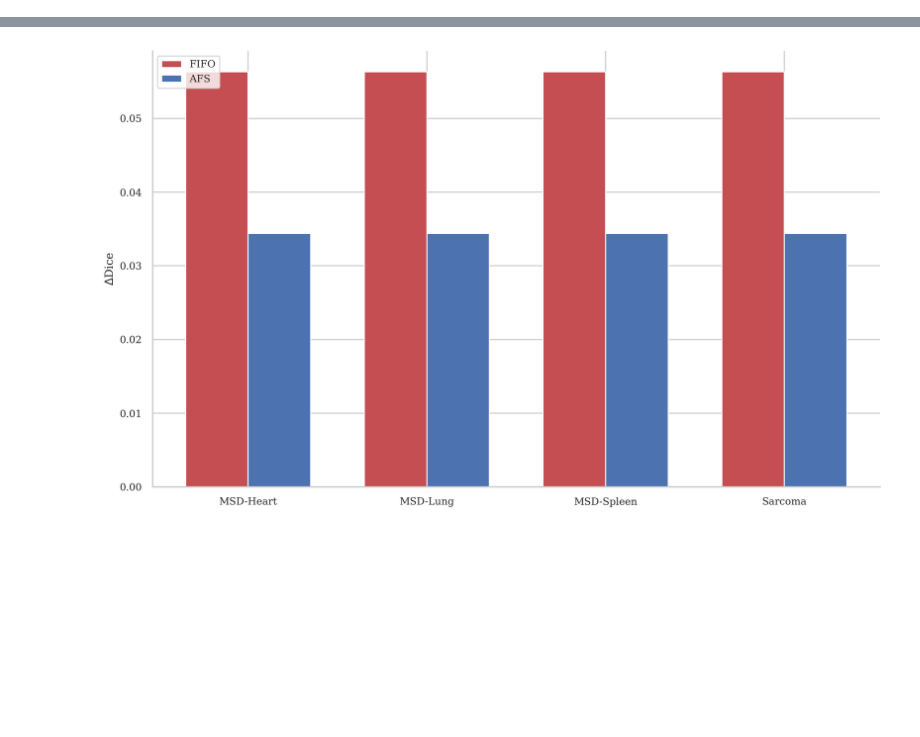
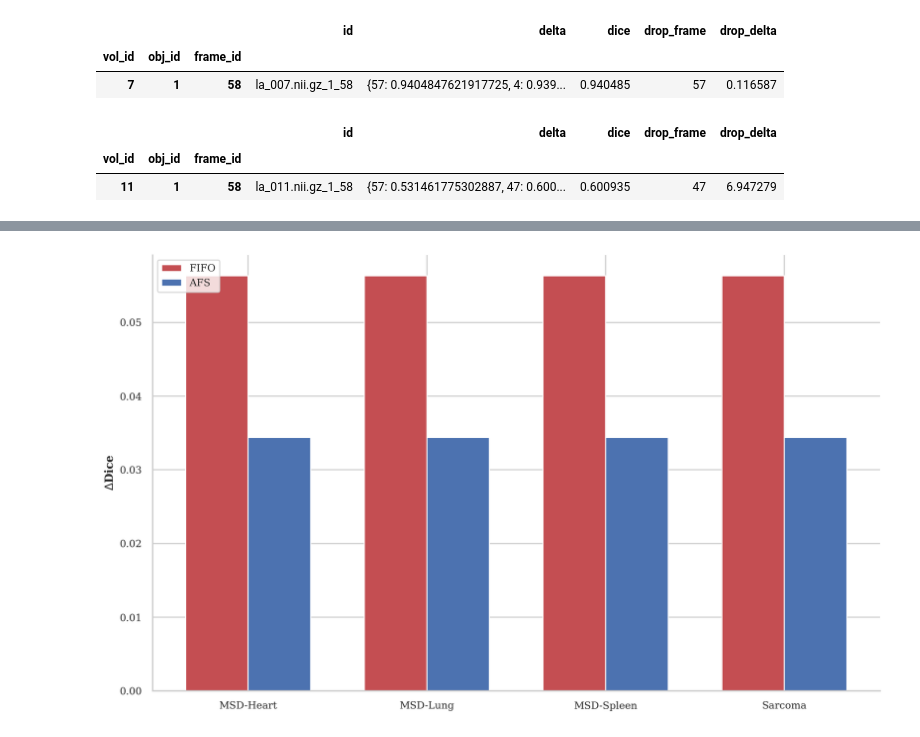
Before and after one commit to UreMine02/DQN-MedSAM2, a Jupyter notebook: ablation_ppo.ipynb, the cells around one changed output, grey strips where cells are left out. Saved outputs shown, nothing was run; the diff lists cells and outputs as text; code cells hidden in the pictures; blank space fills up the shorter version.

```diff
--- a/ablation_ppo.ipynb
+++ b/ablation_ppo.ipynb
@@ -27,3 +29,9 @@ for l, df in dfs.items():
+# %%
+display(dfs["MSD-Heart+AFS"][dfs["MSD-Heart+AFS"]["id"] == "la_007.nii.gz_1_58"])
+# %% [output]
+|  |  |  | id | delta | dice | drop_frame | drop_delta |
+| vol_id | obj_id | frame_id |  |  |  |  |  |
+| 7 | 1 | 58 | la_007.nii.gz_1_58 | {57: 0.9404847621917725, 4: 0.939... | 0.940485 | 57 | 0.116587 |
 # %%
 for label, df in dfs.items():
     if "FIFO" in label:
@@ -65,6 +73,12 @@ for label, df in dfs.items():
             drop_delta.append(v * 100)
 
         df['drop_delta'] = pd.Series(drop_delta, index=df.index)
+# %%
+display(dfs["MSD-Heart+AFS"][dfs["MSD-Heart+AFS"]["id"] == "la_011.nii.gz_1_58"])
+# %% [output]
+|  |  |  | id | delta | dice | drop_frame | drop_delta |
+| vol_id | obj_id | frame_id |  |  |  |  |  |
+| 11 | 1 | 58 | la_011.nii.gz_1_58 | {57: 0.531461775302887, 47: 0.600... | 0.600935 | 47 | 6.947279 |
 # %%
 mean_delta = {}
 for dataset in np.unique([k.split("+")[0] for k in dfs.keys()]):
```
Also changed, not shown: parts of 3 cells of this notebook, 3 other files.
